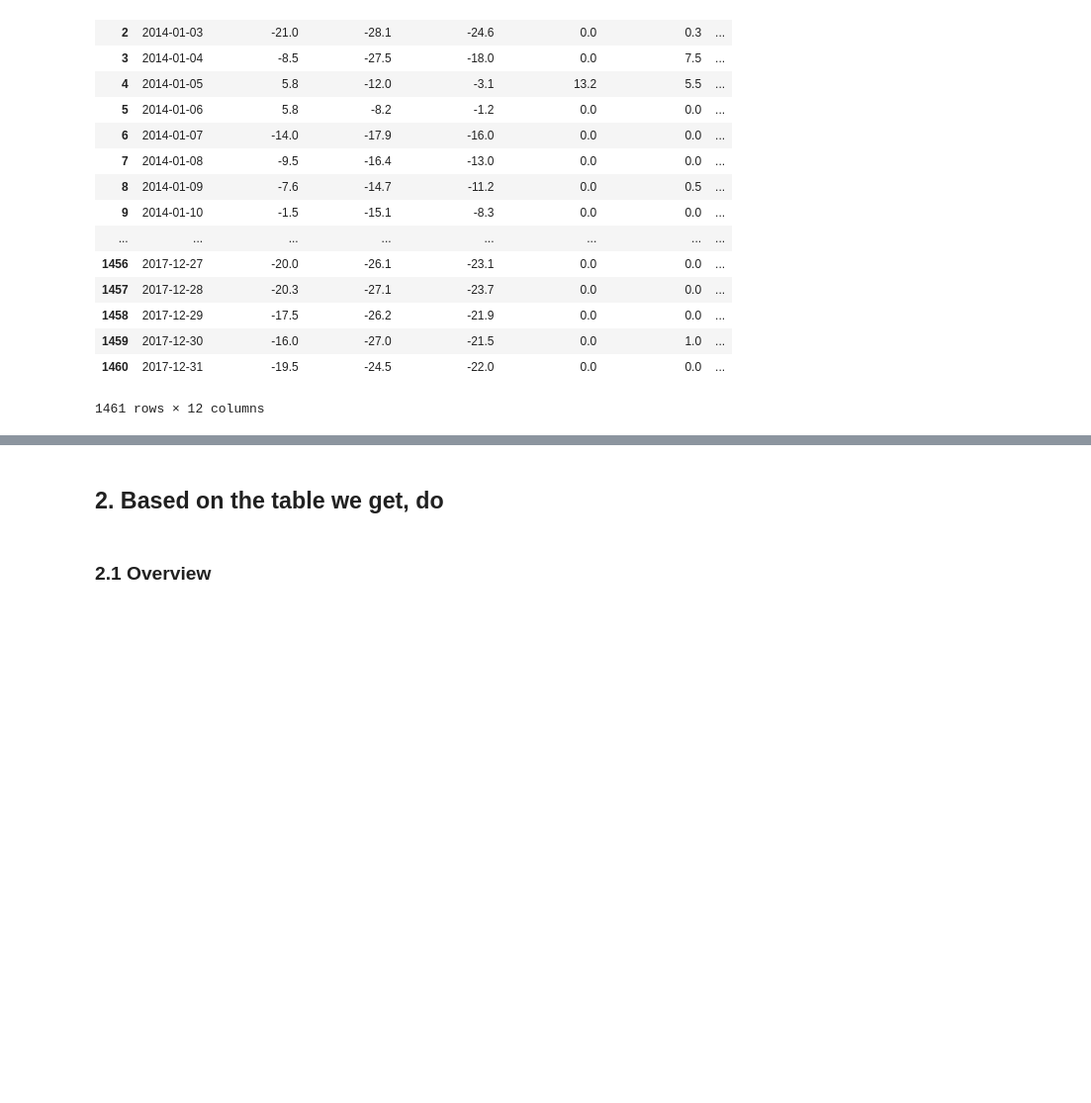
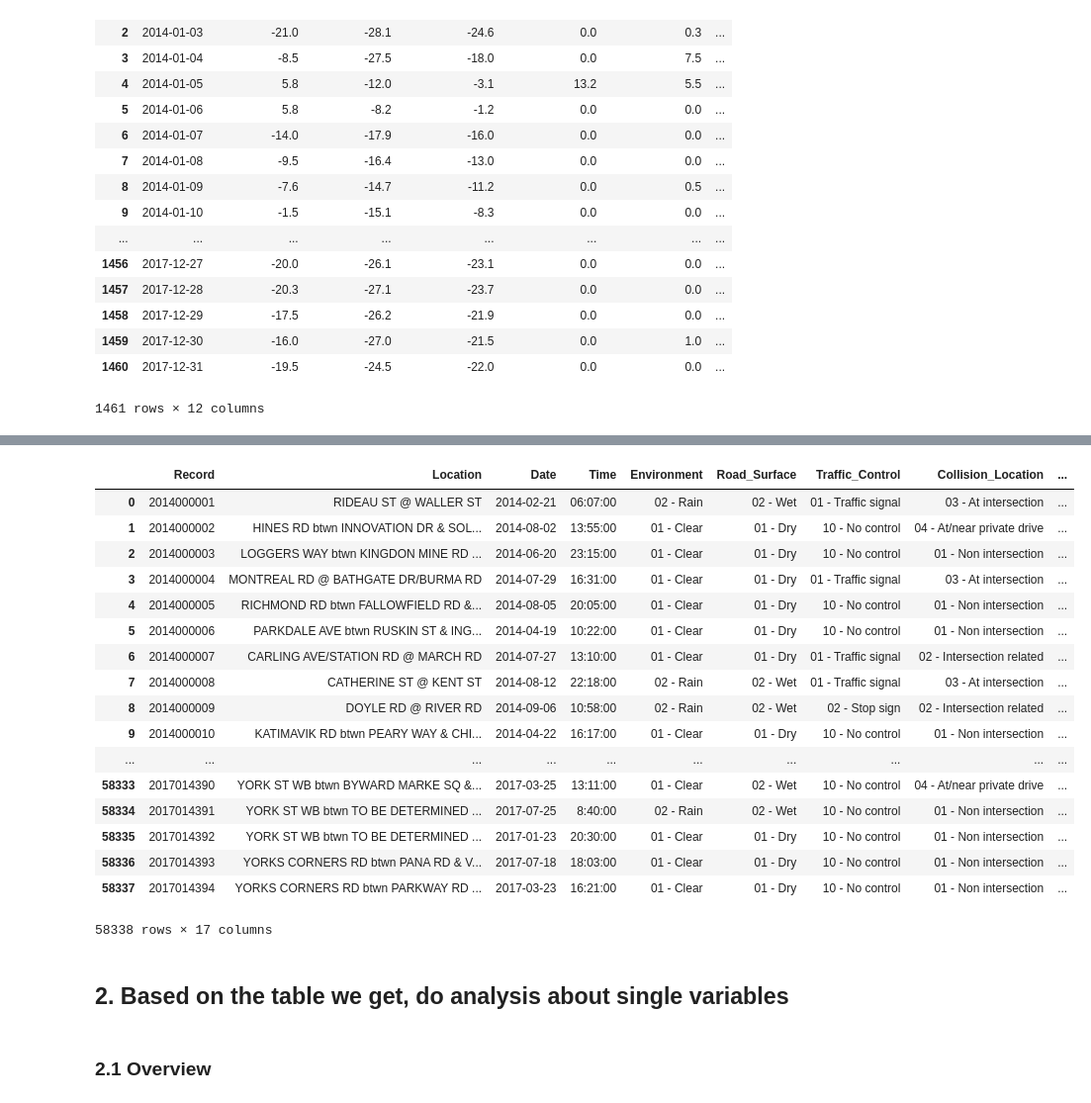
Before and after one commit to akiencore/collisionInOttawa2014to2017, a Jupyter notebook: HPIntegration_Analysis.ipynb, the cells around one changed output, grey strips where cells are left out. Shown: that part at 99% size. Drawn from its saved outputs; the diff is of its cells as text; code cells hidden in the pictures; blank space fills up the shorter version.

```diff
--- a/HPIntegration_Analysis.ipynb
+++ b/HPIntegration_Analysis.ipynb
@@ -137,0 +119,16 @@ Length: 1461, dtype: int64
+# %%
+hd1417 = pd.read_csv('holiday1417.csv')
+hd1417["Date"] = pd.to_datetime(hd1417["Date"])
+
+holidays = hd1417["Date"].tolist()
+
+for idx, row in hd1417.iterrows():
+    wt1417.loc[wt1417["Date"] == row['Date'], 'Holiday'] = row['Holiday']
+    df_csv1417.loc[df_csv1417["Date"] == row['Date'], 'Holiday'] = row['Holiday']
+
+wt1417["Holiday"] = wt1417["Holiday"].astype("category")
+df_csv1417["Holiday"] = df_csv1417["Holiday"].astype("category")
+
+wt1417["Day_Of_Week"] = wt1417["Date"].apply(lambda x: DayOfWeek(x))
+
+wt1417
@@ -138,5 +154,26 @@ Length: 1461, dtype: int64
+# %%
+df_csv1417
+# %% [output]
+|  | Record | Location | Date | Time | Environment | Road_Surface | Traffic_Control | Collision_Location | ... |
+| 0 | 2014000001 | RIDEAU ST @ WALLER ST | 2014-02-21 | 06:07:00 | 02 - Rain | 02 - Wet | 01 - Traffic signal | 03 - At intersection | ... |
+| 1 | 2014000002 | HINES RD btwn INNOVATION DR & SOL... | 2014-08-02 | 13:55:00 | 01 - Clear | 01 - Dry | 10 - No control | 04 - At/near private drive | ... |
+| 2 | 2014000003 | LOGGERS WAY btwn KINGDON MINE RD ... | 2014-06-20 | 23:15:00 | 01 - Clear | 01 - Dry | 10 - No control | 01 - Non intersection | ... |
+| 3 | 2014000004 | MONTREAL RD @ BATHGATE DR/BURMA RD | 2014-07-29 | 16:31:00 | 01 - Clear | 01 - Dry | 01 - Traffic signal | 03 - At intersection | ... |
+| 4 | 2014000005 | RICHMOND RD btwn FALLOWFIELD RD &... | 2014-08-05 | 20:05:00 | 01 - Clear | 01 - Dry | 10 - No control | 01 - Non intersection | ... |
+| 5 | 2014000006 | PARKDALE AVE btwn RUSKIN ST & ING... | 2014-04-19 | 10:22:00 | 01 - Clear | 01 - Dry | 10 - No control | 01 - Non intersection | ... |
+| 6 | 2014000007 | CARLING AVE/STATION RD @ MARCH RD | 2014-07-27 | 13:10:00 | 01 - Clear | 01 - Dry | 01 - Traffic signal | 02 - Intersection related | ... |
+| 7 | 2014000008 | CATHERINE ST @ KENT ST | 2014-08-12 | 22:18:00 | 02 - Rain | 02 - Wet | 01 - Traffic signal | 03 - At intersection | ... |
+| 8 | 2014000009 | DOYLE RD @ RIVER RD | 2014-09-06 | 10:58:00 | 02 - Rain | 02 - Wet | 02 - Stop sign | 02 - Intersection related | ... |
+| 9 | 2014000010 | KATIMAVIK RD btwn PEARY WAY & CHI... | 2014-04-22 | 16:17:00 | 01 - Clear | 01 - Dry | 10 - No control | 01 - Non intersection | ... |
+| ... | ... | ... | ... | ... | ... | ... | ... | ... | ... |
+| 58333 | 2017014390 | YORK ST WB btwn BYWARD MARKE SQ &... | 2017-03-25 | 13:11:00 | 01 - Clear | 02 - Wet | 10 - No control | 04 - At/near private drive | ... |
+| 58334 | 2017014391 | YORK ST WB btwn TO BE DETERMINED ... | 2017-07-25 | 8:40:00 | 02 - Rain | 02 - Wet | 10 - No control | 01 - Non intersection | ... |
+| 58335 | 2017014392 | YORK ST WB btwn TO BE DETERMINED ... | 2017-01-23 | 20:30:00 | 01 - Clear | 01 - Dry | 10 - No control | 01 - Non intersection | ... |
+| 58336 | 2017014393 | YORKS CORNERS RD btwn PANA RD & V... | 2017-07-18 | 18:03:00 | 01 - Clear | 01 - Dry | 10 - No control | 01 - Non intersection | ... |
+| 58337 | 2017014394 | YORKS CORNERS RD btwn PARKWAY RD ... | 2017-03-23 | 16:21:00 | 01 - Clear | 01 - Dry | 10 - No control | 01 - Non intersection | ... |
+58338 rows × 17 columns
 # %% [markdown]
-## 2. Based on the table we get, do
+## 2. Based on the table we get, do analysis about single variables
 # %% [markdown]
 ### 2.1 Overview
 # %%
```
Also changed, not shown: parts of 15 cells of this notebook.
